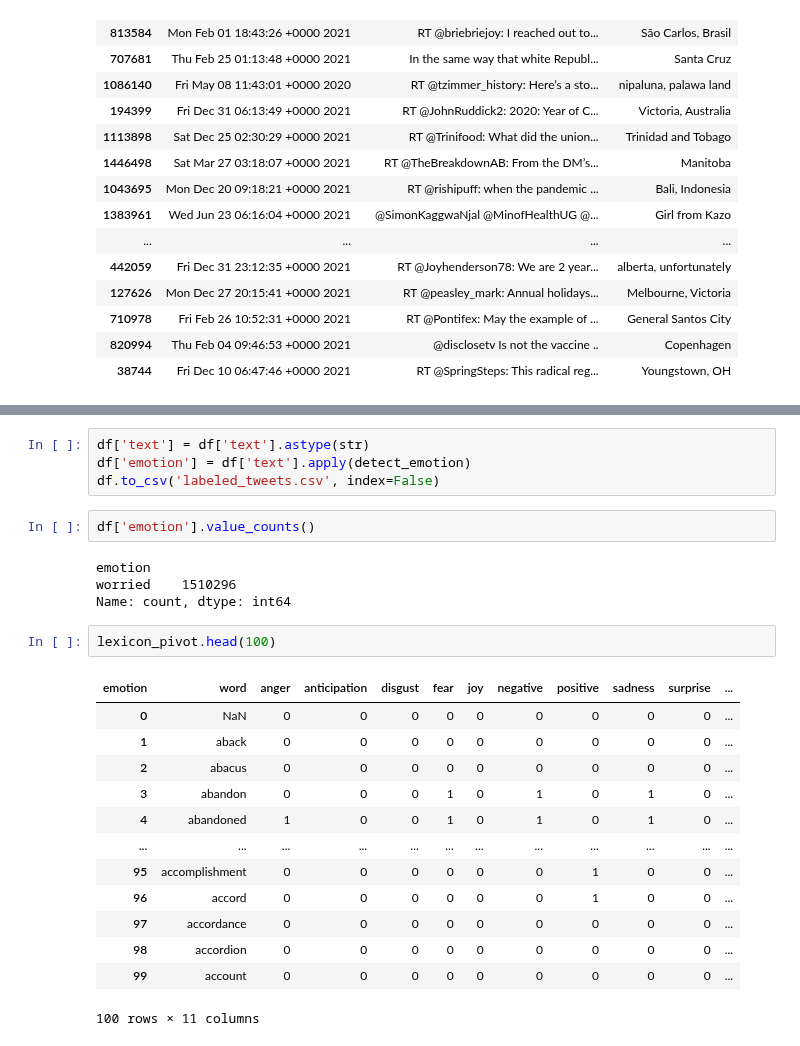
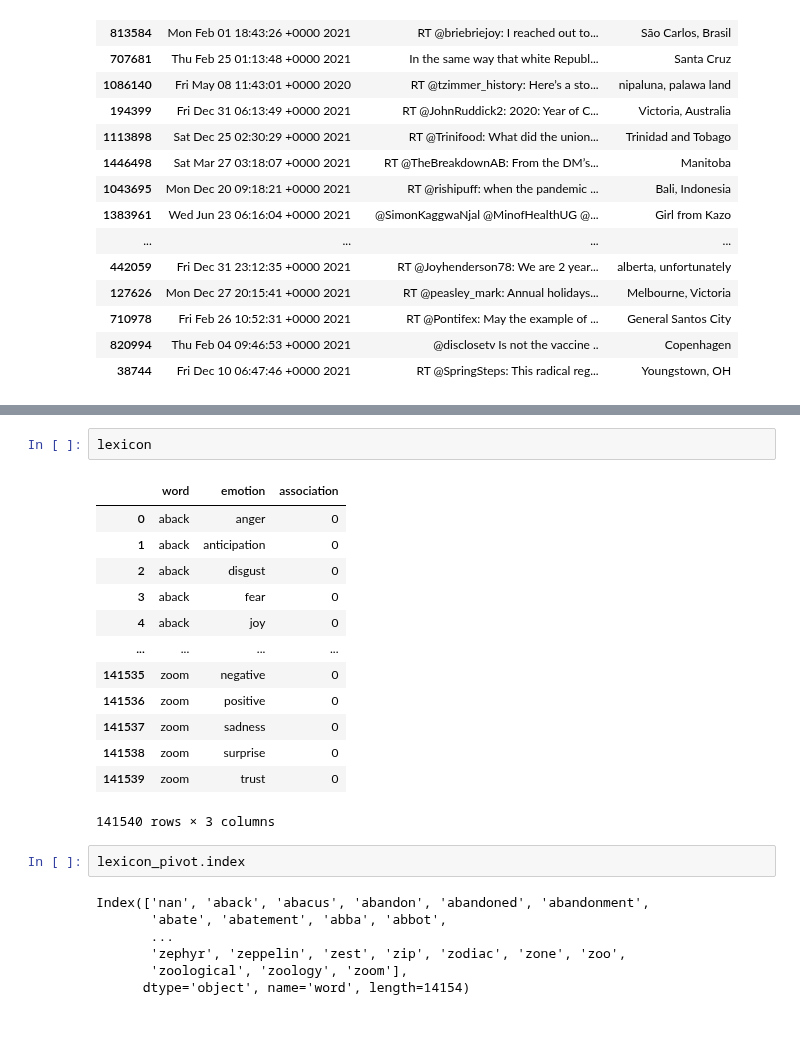
Before and after one commit to kyleoneil/MLProjs, a Jupyter notebook: covid_19_tweet_sentiments/covid_19_tweet_sentiment_analysis.ipynb, the cells around one changed output, grey strips where cells are left out. Cells and saved outputs as stored; diff of their text form.

```diff
--- a/covid_19_tweet_sentiments/covid_19_tweet_sentiment_analysis.ipynb
+++ b/covid_19_tweet_sentiments/covid_19_tweet_sentiment_analysis.ipynb
@@ -211,26 +323,25 @@ def detect_emotion(text):
-# %%
-df['text'] = df['text'].astype(str)
-df['emotion'] = df['text'].apply(detect_emotion)
-df.to_csv('labeled_tweets.csv', index=False)
-# %%
-df['emotion'].value_counts()
-# %% [output]
-emotion
-worried    1510296
-Name: count, dtype: int64
-# %%
-lexicon_pivot.head(100)
-# %% [output]
-| emotion | word | anger | anticipation | disgust | fear | joy | negative | positive | sadness | surprise | ... |
-| 0 | NaN | 0 | 0 | 0 | 0 | 0 | 0 | 0 | 0 | 0 | ... |
-| 1 | aback | 0 | 0 | 0 | 0 | 0 | 0 | 0 | 0 | 0 | ... |
-| 2 | abacus | 0 | 0 | 0 | 0 | 0 | 0 | 0 | 0 | 0 | ... |
-| 3 | abandon | 0 | 0 | 0 | 1 | 0 | 1 | 0 | 1 | 0 | ... |
-| 4 | abandoned | 1 | 0 | 0 | 1 | 0 | 1 | 0 | 1 | 0 | ... |
-| ... | ... | ... | ... | ... | ... | ... | ... | ... | ... | ... | ... |
-| 95 | accomplishment | 0 | 0 | 0 | 0 | 0 | 0 | 1 | 0 | 0 | ... |
-| 96 | accord | 0 | 0 | 0 | 0 | 0 | 0 | 1 | 0 | 0 | ... |
-| 97 | accordance | 0 | 0 | 0 | 0 | 0 | 0 | 0 | 0 | 0 | ... |
-| 98 | accordion | 0 | 0 | 0 | 0 | 0 | 0 | 0 | 0 | 0 | ... |
-| 99 | account | 0 | 0 | 0 | 0 | 0 | 0 | 0 | 0 | 0 | ... |
-100 rows × 11 columns
+# %%
+lexicon
+# %% [output]
+|  | word | emotion | association |
+| 0 | aback | anger | 0 |
+| 1 | aback | anticipation | 0 |
+| 2 | aback | disgust | 0 |
+| 3 | aback | fear | 0 |
+| 4 | aback | joy | 0 |
+| ... | ... | ... | ... |
+| 141535 | zoom | negative | 0 |
+| 141536 | zoom | positive | 0 |
+| 141537 | zoom | sadness | 0 |
+| 141538 | zoom | surprise | 0 |
+| 141539 | zoom | trust | 0 |
+141540 rows × 3 columns
+# %%
+lexicon_pivot.index
+# %% [output]
+Index(['nan', 'aback', 'abacus', 'abandon', 'abandoned', 'abandonment',
+       'abate', 'abatement', 'abba', 'abbot',
+       ...
+       'zephyr', 'zeppelin', 'zest', 'zip', 'zodiac', 'zone', 'zoo',
+       'zoological', 'zoology', 'zoom'],
+      dtype='object', name='word', length=14154)
```
Also changed, not shown: parts of 21 cells of this notebook.
